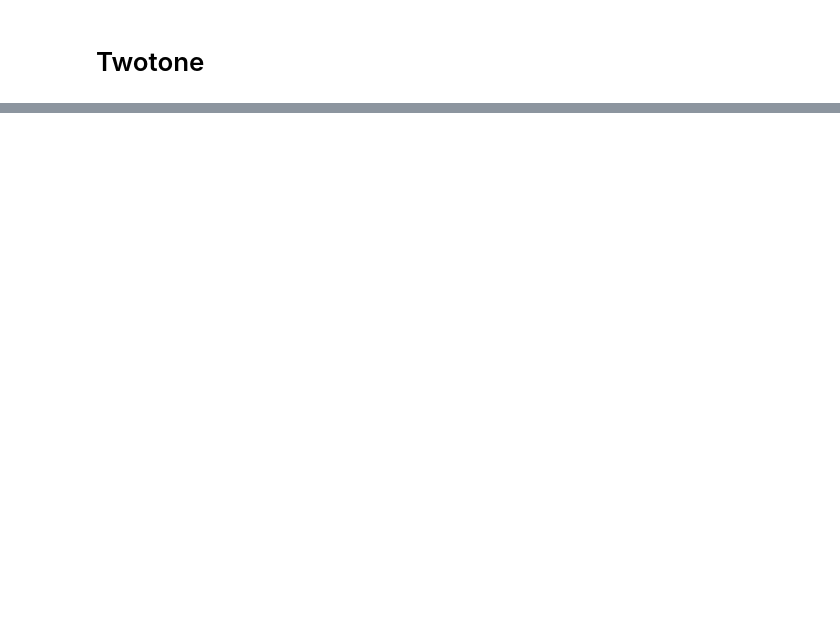
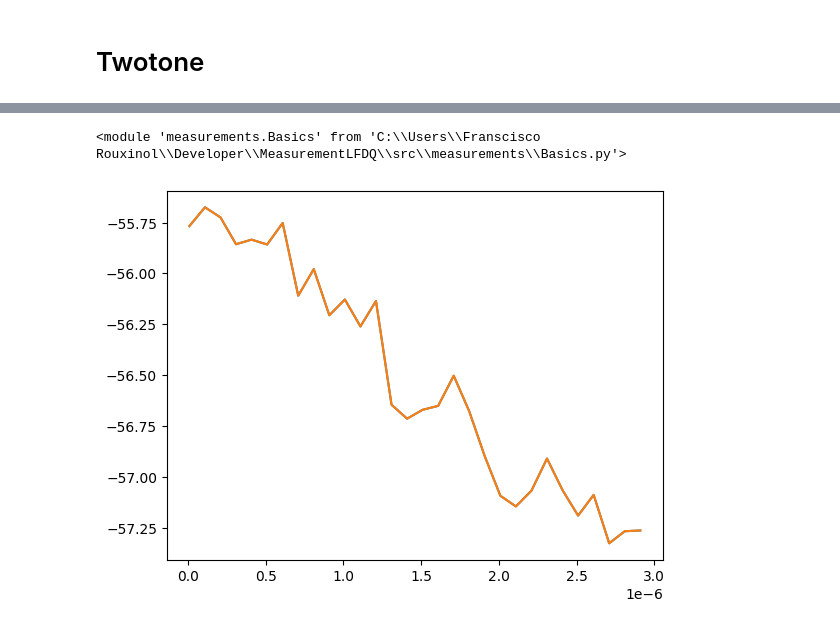
Before and after one commit to Rouxinol-Research-Lab/MeasurementsLFDQ, a Jupyter notebook: PulseGeneratorExample.ipynb, the cells around one changed output, grey strips where cells are left out. Drawn from its saved outputs; the diff is of its cells as text; code cells hidden in the pictures; blank space fills up the shorter version.

```diff
--- a/PulseGeneratorExample.ipynb
+++ b/PulseGeneratorExample.ipynb
@@ -99,0 +107,21 @@ basics.twotone_measure(instruments,parameters,qfreqs)
+# %%
+reload(basics)
+# %% [output]
+<module 'measurements.Basics' from 'C:\\Users\\Franscisco Rouxinol\\Developer\\MeasurementLFDQ\\src\\measurements\\Basics.py'>
+# %%
+initial_d = 10e-9
+final_d = 3e-6
+step_d = 100e-9
+
+parameters['backgroundPlotValue'] = -57 # in dB
+parameters['numberOfBuffers'] = 100 # number of buffer used by alazar board in the acquisition.
+parameters['numberOfRecordsPerBuffers'] = 50 # number of records per buffer used by alazar board in the acquisition.
+parameters['MeasurementFrequency'] = 7400e6
+parameters['ExcitationFrequency'] = 5002e6
+instruments['awg'].setVoltage(2,0.500)
+
+durations = np.arange(initial_d,final_d,step_d)
+
+basics.rabi_measure(instruments,parameters,durations)
+# %% [output]
+[figure, added]
```
Also changed, not shown: parts of 11 cells of this notebook.
